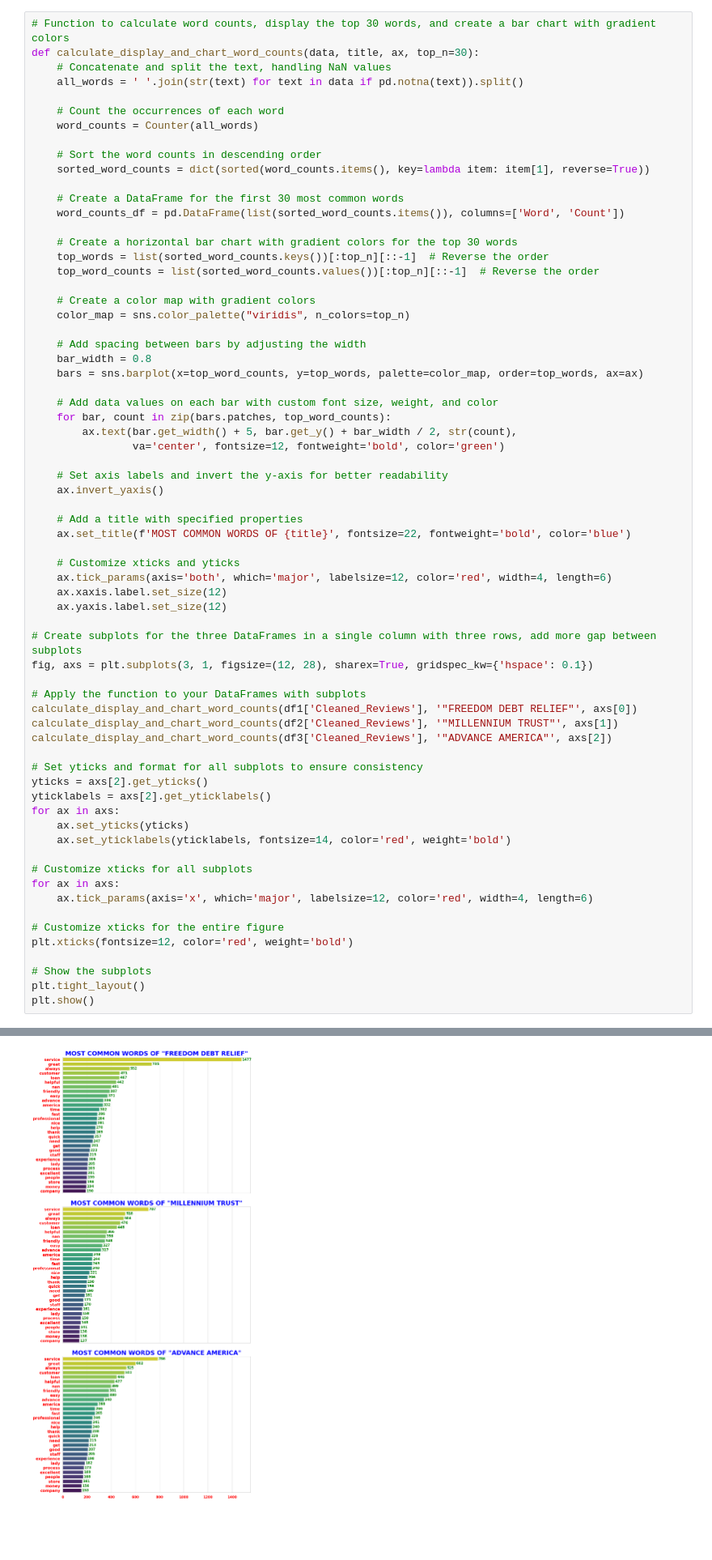
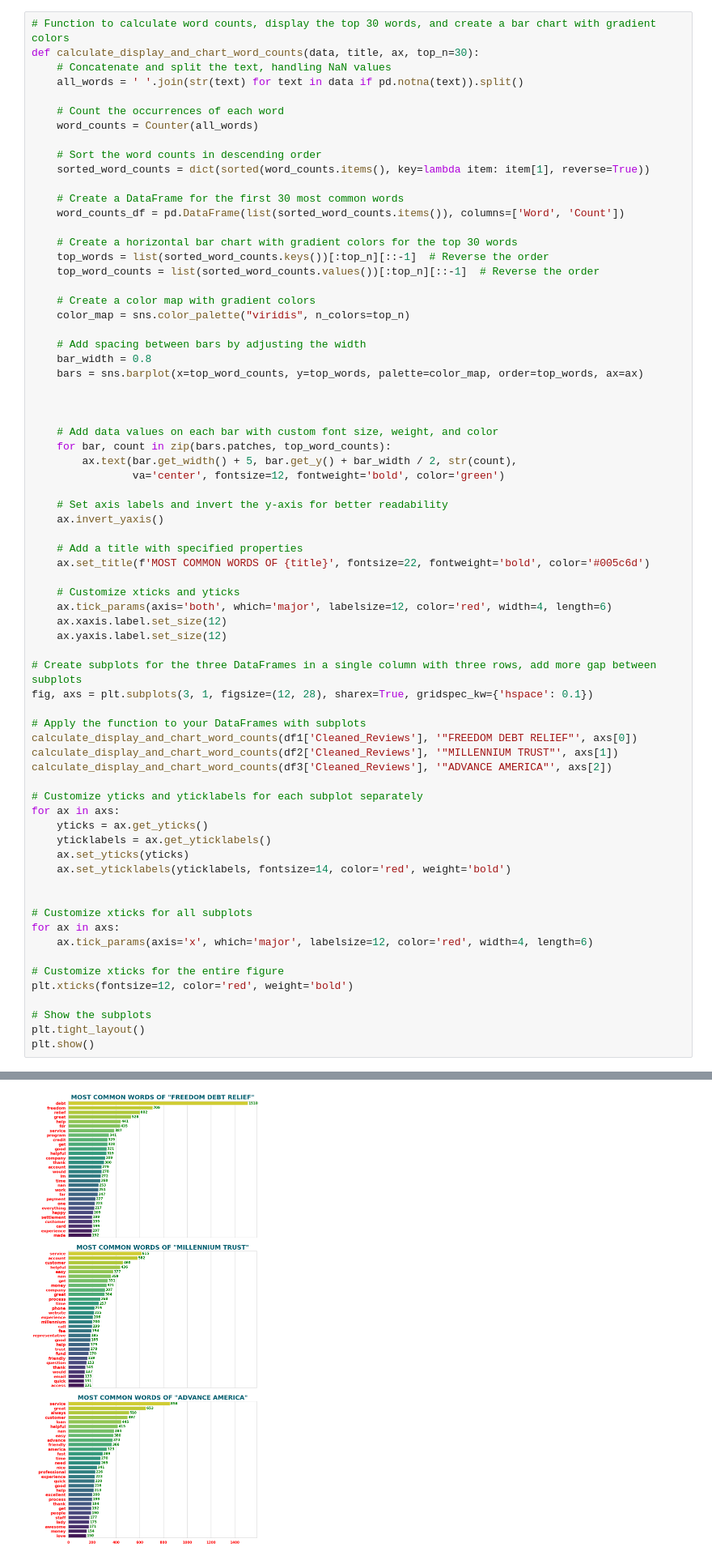
Before and after one commit to arifaygun/CustomerEye, a Jupyter notebook: Company_Reviews(Master2).ipynb, the cells around one changed output, grey strips where cells are left out. Shown at 81% size. Cells and saved outputs as stored; diff of their text form; blank space fills up the shorter version.

```diff
--- a/Company_Reviews(Master2).ipynb
+++ b/Company_Reviews(Master2).ipynb
@@ -275,6 +278,8 @@ def calculate_display_and_chart_word_counts(data, title, ax, top_n=30):
     bar_width = 0.8
     bars = sns.barplot(x=top_word_counts, y=top_words, palette=color_map, order=top_words, ax=ax)
 
+
+
     # Add data values on each bar with custom font size, weight, and color
     for bar, count in zip(bars.patches, top_word_counts):
         ax.text(bar.get_width() + 5, bar.get_y() + bar_width / 2, str(count),
@@ -284,7 +289,7 @@ def calculate_display_and_chart_word_counts(data, title, ax, top_n=30):
     ax.invert_yaxis()
 
     # Add a title with specified properties
-    ax.set_title(f'MOST COMMON WORDS OF {title}', fontsize=22, fontweight='bold', color='blue')
+    ax.set_title(f'MOST COMMON WORDS OF {title}', fontsize=22, fontweight='bold', color='#005c6d')
 
     # Customize xticks and yticks
     ax.tick_params(axis='both', which='major', labelsize=12, color='red', width=4, length=6)
@@ -299,12 +304,13 @@ calculate_display_and_chart_word_counts(df1['Cleaned_Reviews'], '"FREEDOM DEBT R
 calculate_display_and_chart_word_counts(df2['Cleaned_Reviews'], '"MILLENNIUM TRUST"', axs[1])
 calculate_display_and_chart_word_counts(df3['Cleaned_Reviews'], '"ADVANCE AMERICA"', axs[2])
 
-# Set yticks and format for all subplots to ensure consistency
-yticks = axs[2].get_yticks()
-yticklabels = axs[2].get_yticklabels()
+# Customize yticks and yticklabels for each subplot separately
 for ax in axs:
+    yticks = ax.get_yticks()
+    yticklabels = ax.get_yticklabels()
     ax.set_yticks(yticks)
     ax.set_yticklabels(yticklabels, fontsize=14, color='red', weight='bold')
+
 
 # Customize xticks for all subplots
 for ax in axs:
@@ -320 +337 @@ plt.show()
-[figure, old version]
+[figure, new version]
```
Also changed, not shown: parts of 16 cells of this notebook.
